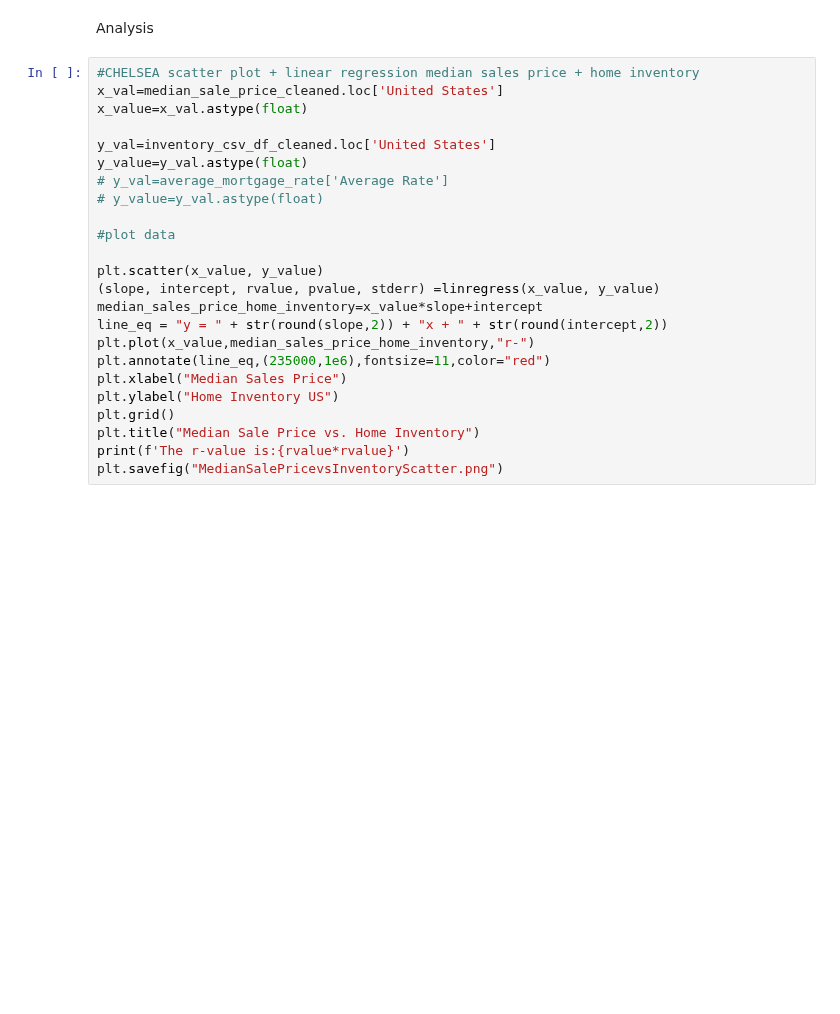
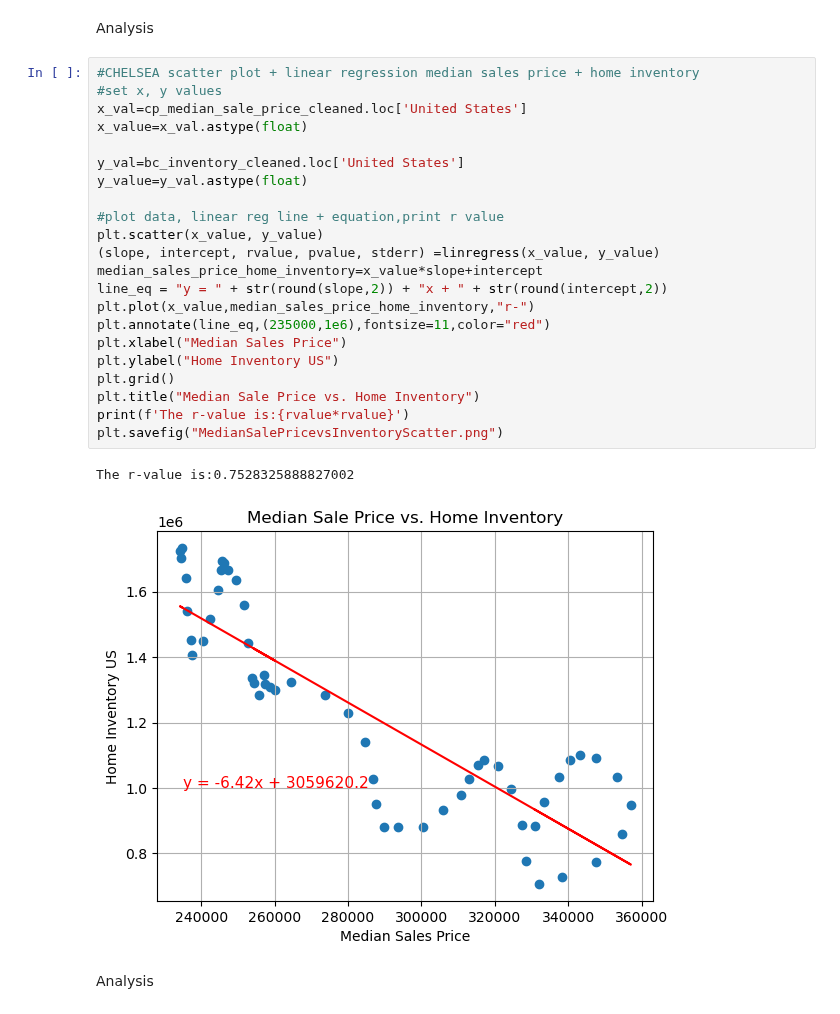
Before and after one commit to ceramicbull/Project-1-Repo, a Jupyter notebook: Group Project One Notebook.ipynb, the cells around one changed output. Cells and saved outputs as stored; diff of their text form; blank space fills up the shorter version.

```diff
--- a/Group Project One Notebook.ipynb
+++ b/Group Project One Notebook.ipynb
@@ -689,25 +715,28 @@ plt.show()
 Analysis
 # %%
 #CHELSEA scatter plot + linear regression median sales price + home inventory
-x_val=median_sale_price_cleaned.loc['United States']
+#set x, y values
+x_val=cp_median_sale_price_cleaned.loc['United States']
 x_value=x_val.astype(float)
 
-y_val=inventory_csv_df_cleaned.loc['United States']
+y_val=bc_inventory_cleaned.loc['United States']
 y_value=y_val.astype(float)
-# y_val=average_mortgage_rate['Average Rate']
-# y_value=y_val.astype(float)
 
-#plot data
-
+#plot data, linear reg line + equation,print r value
 plt.scatter(x_value, y_value)
 (slope, intercept, rvalue, pvalue, stderr) =linregress(x_value, y_value)
 median_sales_price_home_inventory=x_value*slope+intercept
 line_eq = "y = " + str(round(slope,2)) + "x + " + str(round(intercept,2))
 plt.plot(x_value,median_sales_price_home_inventory,"r-")
 plt.annotate(line_eq,(235000,1e6),fontsize=11,color="red")
 plt.xlabel("Median Sales Price")
 plt.ylabel("Home Inventory US")
 plt.grid()
 plt.title("Median Sale Price vs. Home Inventory")
 print(f'The r-value is:{rvalue*rvalue}')
 plt.savefig("MedianSalePricevsInventoryScatter.png")
+# %% [output]
+The r-value is:0.7528325888827002
+[figure, added]
+# %% [markdown]
+Analysis
```
Also changed, not shown: parts of 7 cells of this notebook, 2 other files.
